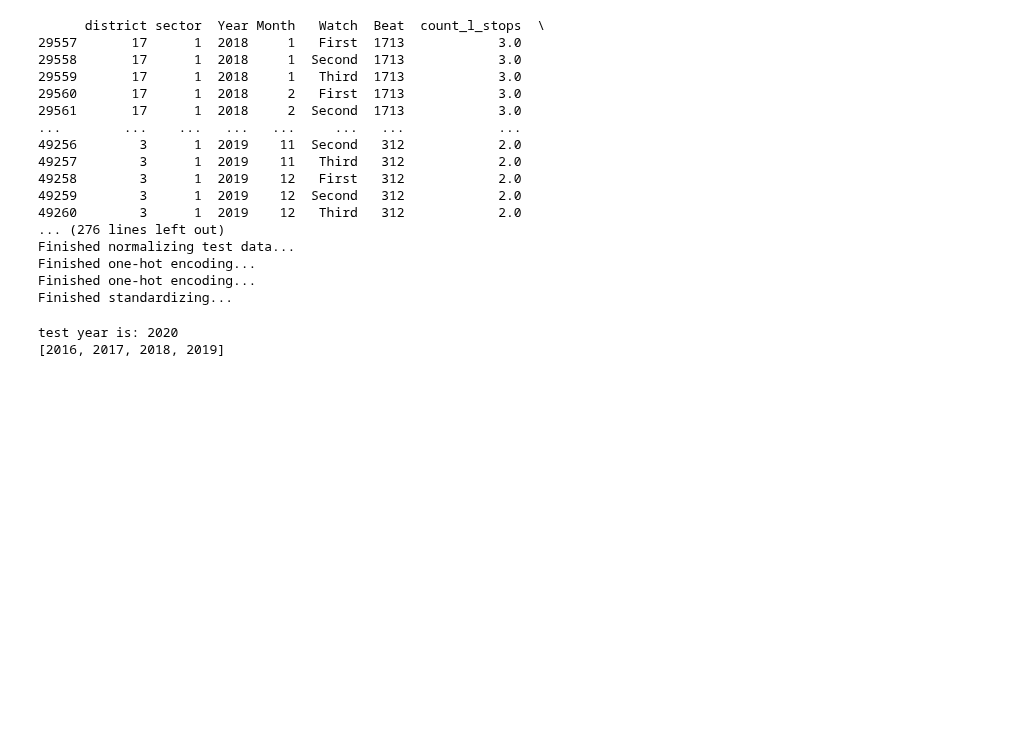
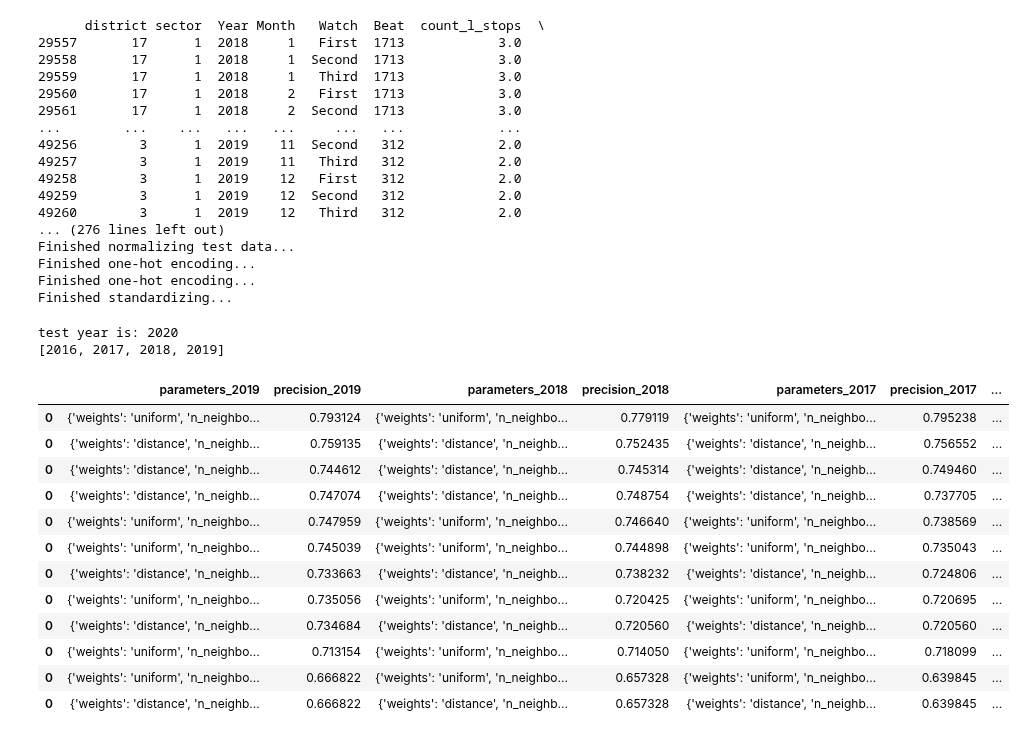
Before and after one commit to Deckart2/capp_30254_crime_forcasting, a Jupyter notebook: scripts/knn.ipynb, the cells around one changed output. Cells and saved outputs as stored; diff of their text form; code cells hidden in the pictures; blank space fills up the shorter version.

```diff
--- a/scripts/knn.ipynb
+++ b/scripts/knn.ipynb
@@ -178,7 +178,7 @@ models = {
     'KNeighborsClassifier': KNeighborsClassifier(),
 }
 grid = {
-    'KNeighborsClassifier': [{'n_neighbors': x, 'n_neighbors': y}
+    'KNeighborsClassifier': [{'weights': x, 'n_neighbors': y}
                            for x in ('uniform', 'distance') \
                            for y in (3, 5, 7, 10, 15, 20)]
 }
@@ -212,3 +227,19 @@ knn_results = average_grid_searches(KNeighborsClassifier(), "KNeighborsClassifie
 # %% [output]
 test year is: 2020
 [2016, 2017, 2018, 2019]
+# %%
+knn_results
+# %% [output]
+|  | parameters_2019 | precision_2019 | parameters_2018 | precision_2018 | parameters_2017 | precision_2017 | ... |
+| 0 | {'weights': 'uniform', 'n_neighbo... | 0.793124 | {'weights': 'uniform', 'n_neighbo... | 0.779119 | {'weights': 'uniform', 'n_neighbo... | 0.795238 | ... |
+| 0 | {'weights': 'distance', 'n_neighb... | 0.759135 | {'weights': 'distance', 'n_neighb... | 0.752435 | {'weights': 'distance', 'n_neighb... | 0.756552 | ... |
+| 0 | {'weights': 'distance', 'n_neighb... | 0.744612 | {'weights': 'distance', 'n_neighb... | 0.745314 | {'weights': 'distance', 'n_neighb... | 0.749460 | ... |
+| 0 | {'weights': 'distance', 'n_neighb... | 0.747074 | {'weights': 'distance', 'n_neighb... | 0.748754 | {'weights': 'distance', 'n_neighb... | 0.737705 | ... |
+| 0 | {'weights': 'uniform', 'n_neighbo... | 0.747959 | {'weights': 'uniform', 'n_neighbo... | 0.746640 | {'weights': 'uniform', 'n_neighbo... | 0.738569 | ... |
+| 0 | {'weights': 'uniform', 'n_neighbo... | 0.745039 | {'weights': 'uniform', 'n_neighbo... | 0.744898 | {'weights': 'uniform', 'n_neighbo... | 0.735043 | ... |
+| 0 | {'weights': 'distance', 'n_neighb... | 0.733663 | {'weights': 'distance', 'n_neighb... | 0.738232 | {'weights': 'distance', 'n_neighb... | 0.724806 | ... |
+| 0 | {'weights': 'uniform', 'n_neighbo... | 0.735056 | {'weights': 'uniform', 'n_neighbo... | 0.720425 | {'weights': 'uniform', 'n_neighbo... | 0.720695 | ... |
+| 0 | {'weights': 'distance', 'n_neighb... | 0.734684 | {'weights': 'distance', 'n_neighb... | 0.720560 | {'weights': 'distance', 'n_neighb... | 0.720560 | ... |
+| 0 | {'weights': 'uniform', 'n_neighbo... | 0.713154 | {'weights': 'uniform', 'n_neighbo... | 0.714050 | {'weights': 'uniform', 'n_neighbo... | 0.718099 | ... |
+| 0 | {'weights': 'uniform', 'n_neighbo... | 0.666822 | {'weights': 'uniform', 'n_neighbo... | 0.657328 | {'weights': 'uniform', 'n_neighbo... | 0.639845 | ... |
+| 0 | {'weights': 'distance', 'n_neighb... | 0.666822 | {'weights': 'distance', 'n_neighb... | 0.657328 | {'weights': 'distance', 'n_neighb... | 0.639845 | ... |
```
Also changed, not shown: parts of 1 cell of this notebook, 2 other files.
